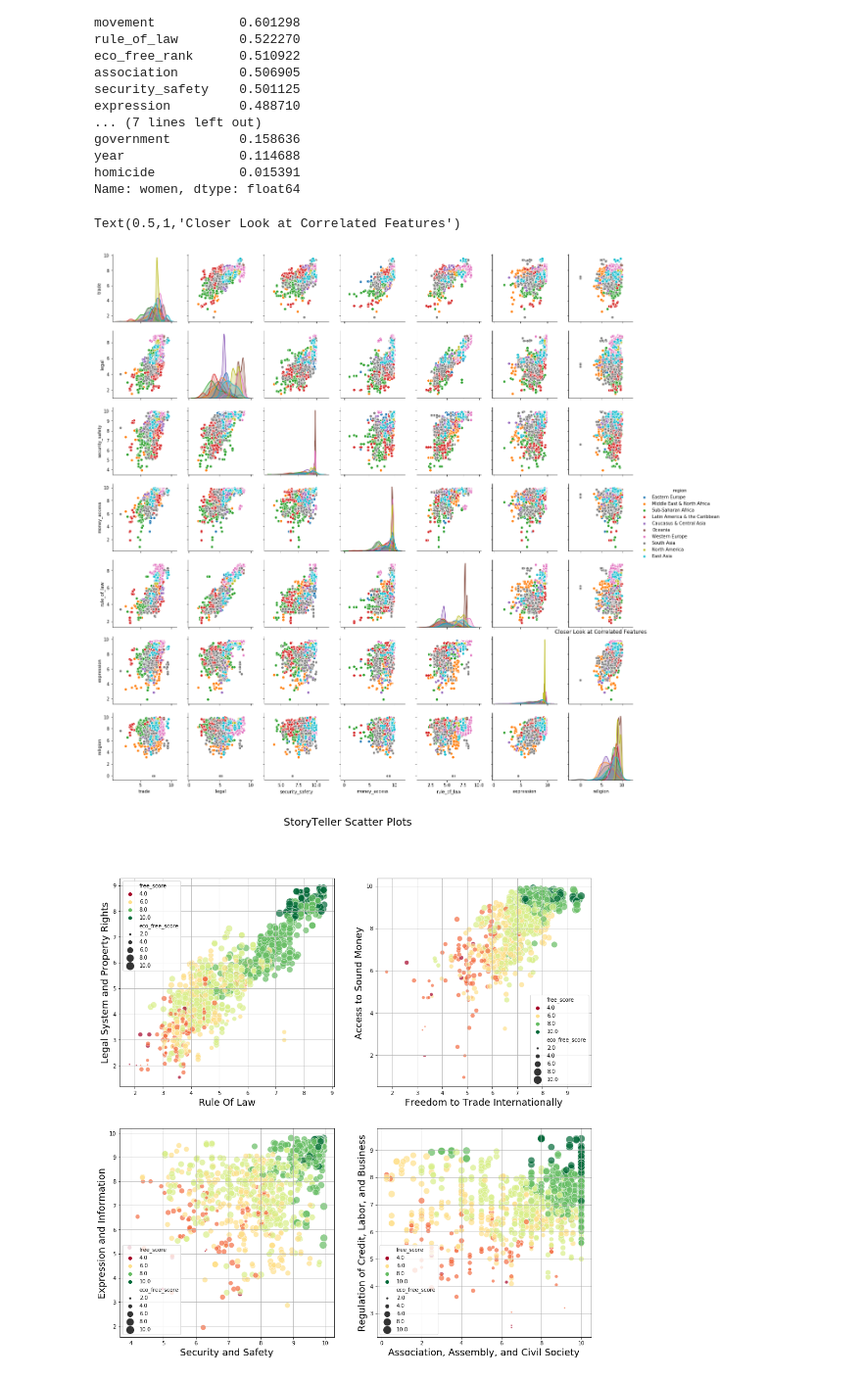
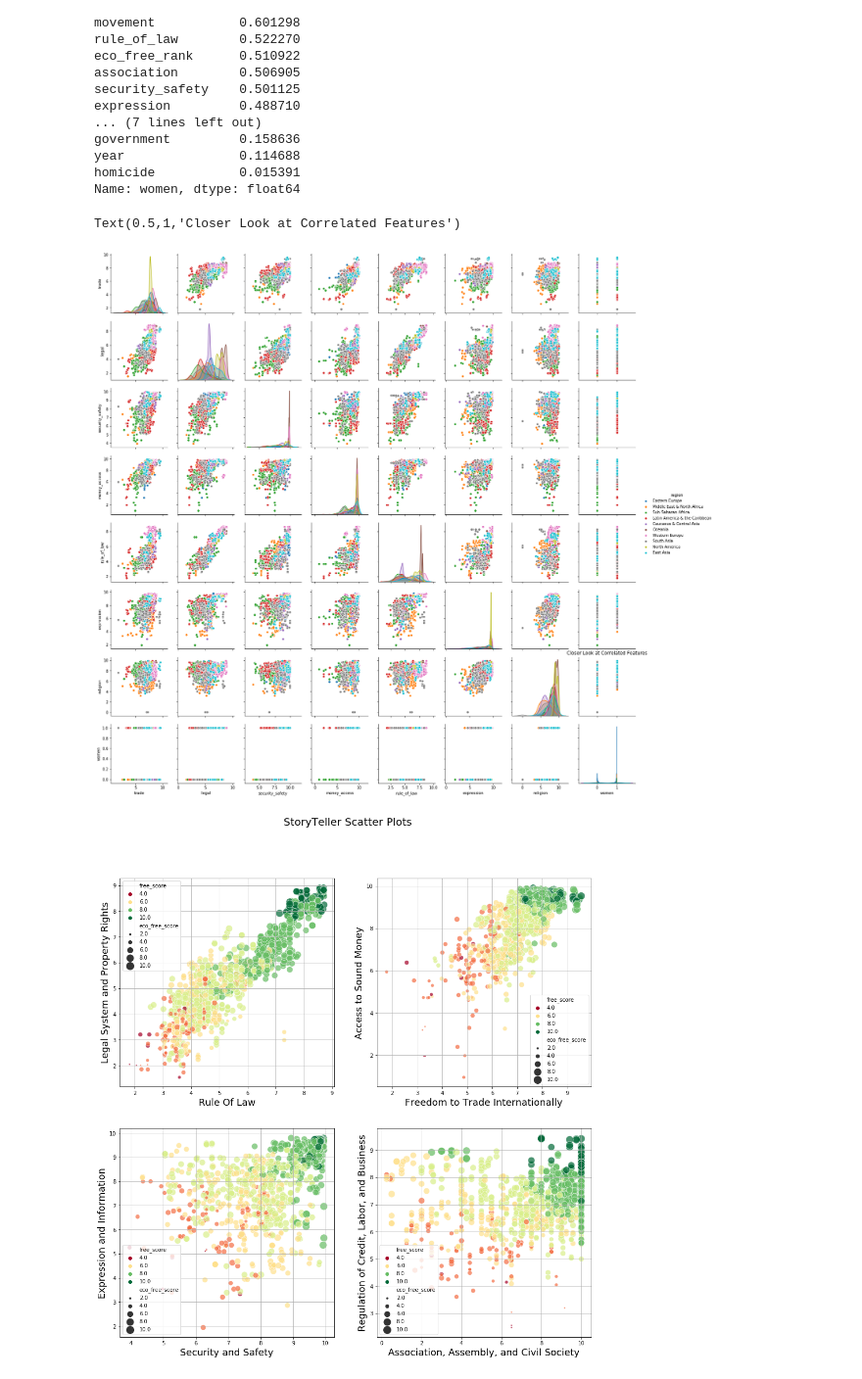
Before and after one commit to AshleyCubed/ThinkfulProjects, a Jupyter notebook: Unit 3/Capstone/Predicting_Womens_Freedom.ipynb, the cells around one changed output. Shown at 98% size. Saved outputs shown, nothing was run; the diff lists cells and outputs as text; code cells hidden in the pictures.

```diff
--- a/Unit 3/Capstone/Predicting_Womens_Freedom.ipynb
+++ b/Unit 3/Capstone/Predicting_Womens_Freedom.ipynb
@@ -331,13 +352,13 @@ year               0.114688
 homicide           0.015391
 Name: women, dtype: float64
 # %%
-wmn_df = hfi_df[['trade', 'legal', 'security_safety',
-                 'money_access', 'rule_of_law', 'expression', 'religion', 'region']]
+wmn_df = hfi_df[['trade', 'legal', 'security_safety', 'money_access',
+                 'rule_of_law', 'expression', 'religion', 'region', 'women']]
 pp = sns.pairplot(data=wmn_df, hue='region')
 plt.title('Closer Look at Correlated Features')
 # %% [output]
 Text(0.5,1,'Closer Look at Correlated Features')
-[figure, old version]
+[figure, new version]
 # %%
 freedom_class = hfi_df.free_score.round(decimals=0)
 economy_class = hfi_df.eco_free_score.round(decimals=0)
```
Also changed, not shown: parts of 1 cell of this notebook.
